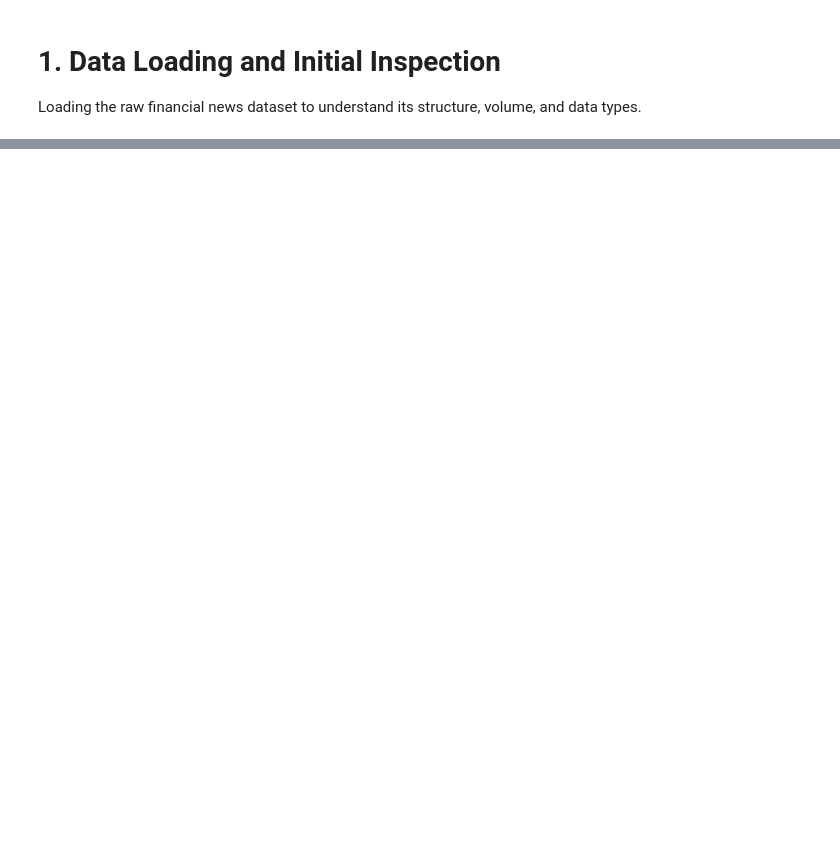
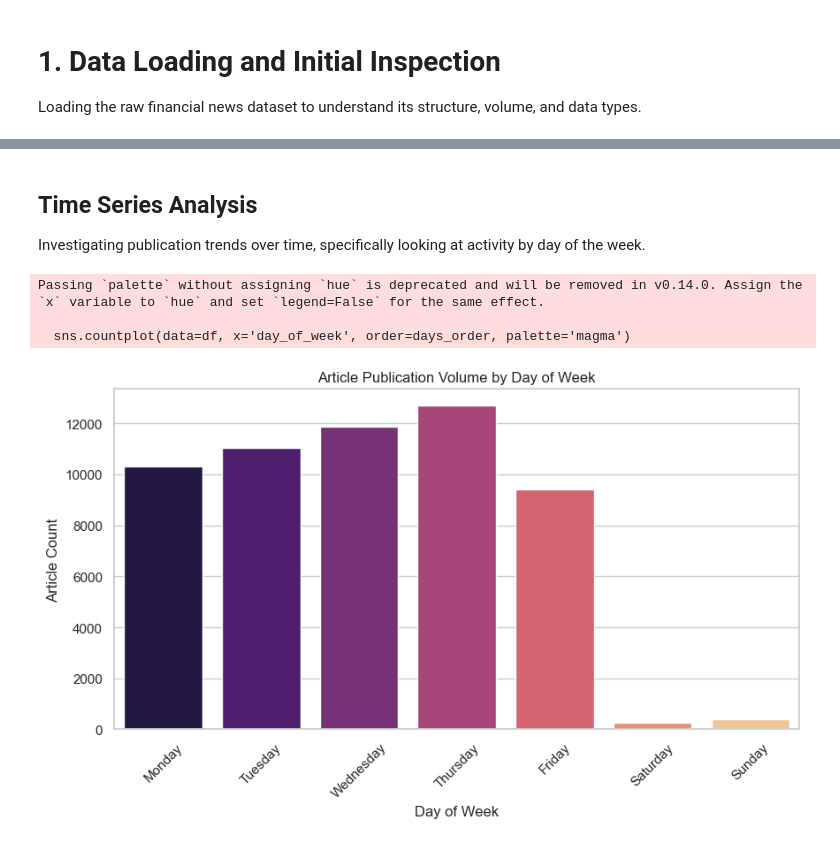
Before and after one commit to EliasD369/Price-Moves-with-News-Sentiment, a Jupyter notebook: nootbooks/Main.ipynb, the cells around one changed output, grey strips where cells are left out. Cells and saved outputs as stored; diff of their text form; code cells hidden in the pictures; blank space fills up the shorter version.

```diff
--- a/nootbooks/Main.ipynb
+++ b/nootbooks/Main.ipynb
@@ -47,0 +150,23 @@ NameError: name 'pd' is not defined
+# %% [markdown]
+## Time Series Analysis
+Investigating publication trends over time, specifically looking at activity by day of the week.
+# %%
+# Extract Day of Week (Monday=0, Sunday=6)
+df['day_of_week'] = df['date'].dt.day_name()
+
+# Define order for the plot
+days_order = ['Monday', 'Tuesday', 'Wednesday', 'Thursday', 'Friday', 'Saturday', 'Sunday']
+
+# Visualization: News Volume by Day of Week
+plt.figure(figsize=(10, 5))
+sns.countplot(data=df, x='day_of_week', order=days_order, palette='magma')
+plt.title('Article Publication Volume by Day of Week')
+plt.xlabel('Day of Week')
+plt.ylabel('Article Count')
+plt.xticks(rotation=45)
+plt.show()
+# %% [output]
+Passing `palette` without assigning `hue` is deprecated and will be removed in v0.14.0. Assign the `x` variable to `hue` and set `legend=False` for the same effect.
+
+  sns.countplot(data=df, x='day_of_week', order=days_order, palette='magma')
+[figure, added]
```
Also changed, not shown: parts of 10 cells of this notebook, 2 other files.
